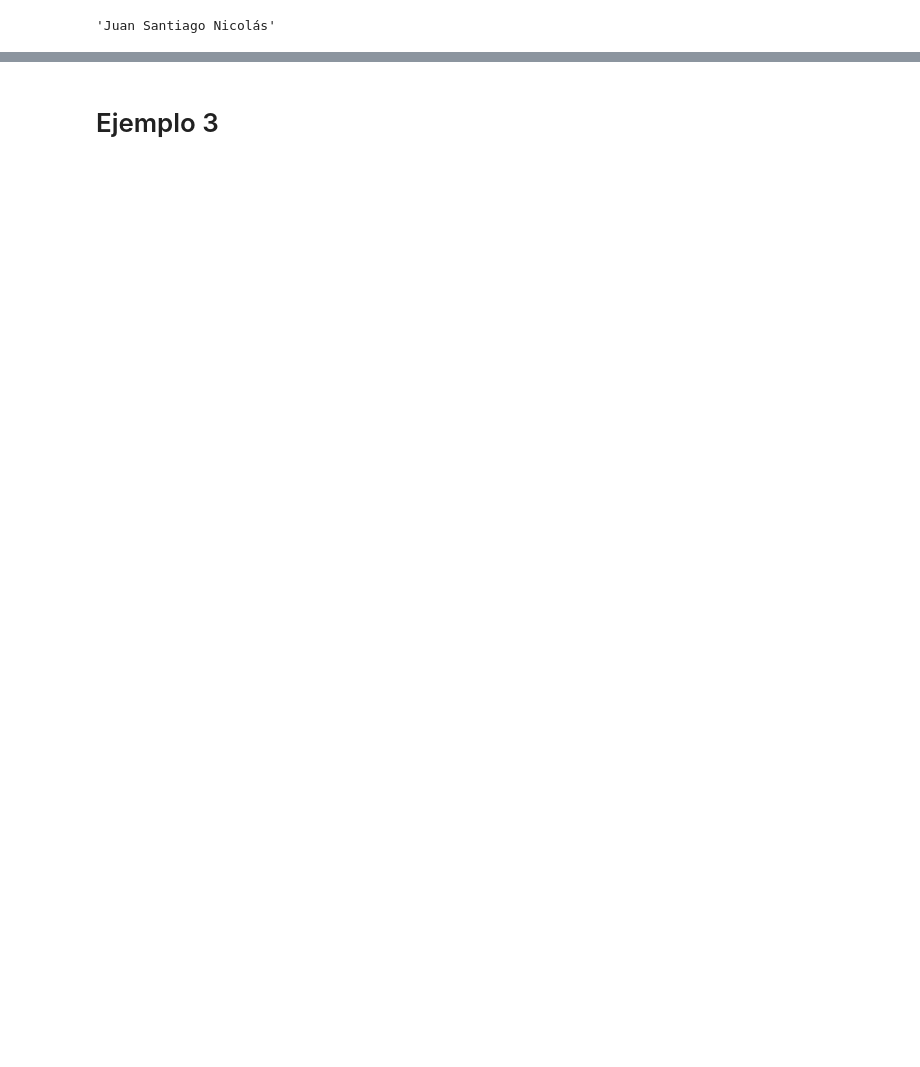
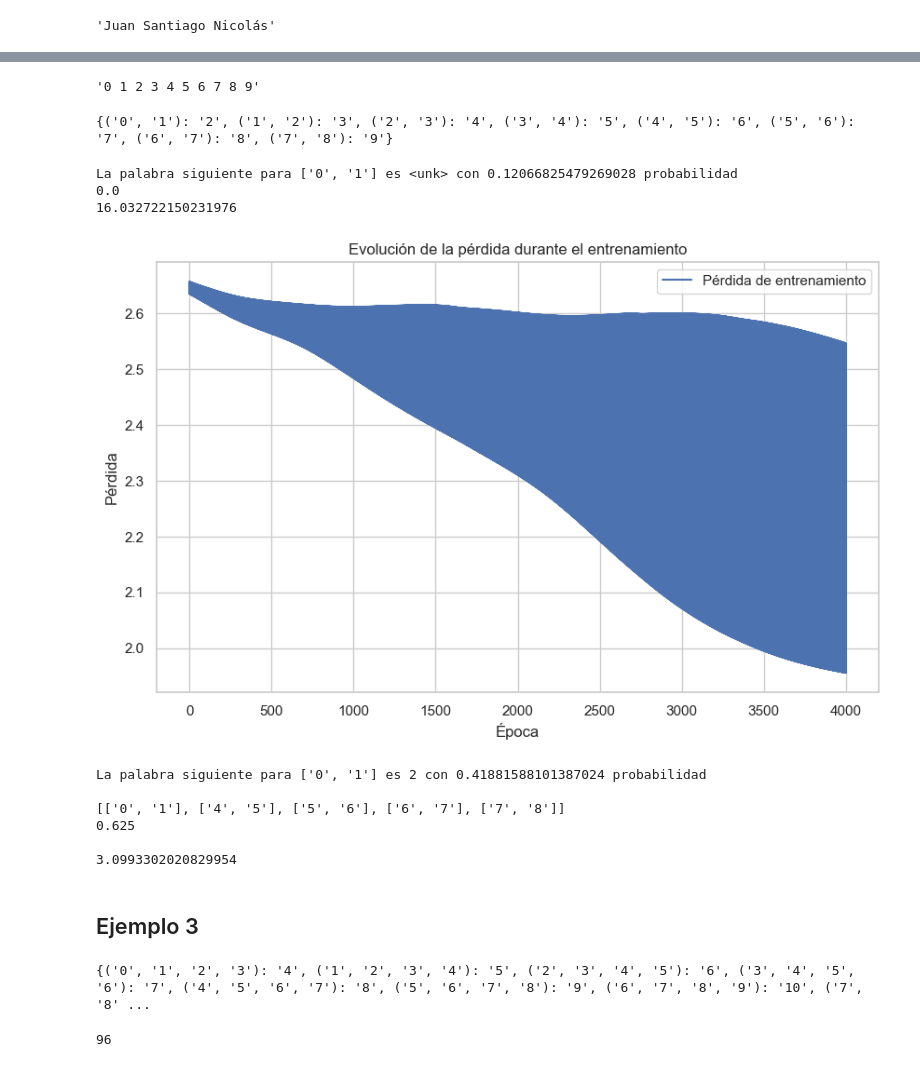
Before and after one commit to EAndrade-Lotero/LMsFrom0, a Jupyter notebook: src/notebooks/tour_ffnlm.ipynb, the cells around one changed output, grey strips where cells are left out. Cells and saved outputs as stored; diff of their text form; code cells hidden in the pictures; blank space fills up the shorter version.

```diff
--- a/src/notebooks/tour_ffnlm.ipynb
+++ b/src/notebooks/tour_ffnlm.ipynb
@@ -93,2 +166,65 @@ texto
+# %%
+texto = ' '.join([str(x) for x in range(10)])
+
+num_embeddings = 4 + len(texto.split(' '))
+num_dim = 1
+embeddigns = torch.nn.Embedding(
+	num_embeddings=num_embeddings,
+	embedding_dim=num_dim
+)
+
+vec = Vectorizer(
+	texto=texto,
+	embeddings=embeddigns
+)
+
+window_length = 2
+hidden_size = 4
+lm = FFNLM(
+	vectorizer=vec,
+	window_length=window_length,
+	hidden_size=hidden_size
+)
+# %%
+texto
+# %% [output]
+'0 1 2 3 4 5 6 7 8 9'
+# %%
+print(crear_valores_correctos(text=texto, n_gramas=window_length))
+# %% [output]
+{('0', '1'): '2', ('1', '2'): '3', ('2', '3'): '4', ('3', '4'): '5', ('4', '5'): '6', ('5', '6'): '7', ('6', '7'): '8', ('7', '8'): '9'}
+# %%
+print(encontrar_maxima_probabilidad(palabras=['0','1'], lm=lm, mostrar_prob=True))
+print(accuracy(text=texto, lm=lm))
+print(lm.perplexity(text=texto))
+# %% [output]
+La palabra siguiente para ['0', '1'] es <unk> con 0.12066825479269028 probabilidad
+0.0
+16.032722150231976
+# %%
+batch_size = 4
+parameters = {
+	"learning_rate":1e-4,
+	"window_length":window_length,
+	"batch_size":batch_size,
+	"num_epochs":2000
+}
+lm.train(
+	texto=texto,
+	parametros=parameters
+)
+# %% [output]
+[figure, added]
+# %%
+print(encontrar_maxima_probabilidad(palabras=['0','1'], lm=lm, mostrar_prob=True), end='\n\n')
+print(accuracy(text=texto, lm=lm, mostrar_correctos=True), end='\n\n')
+print(lm.perplexity(text=texto))
+# %% [output]
+La palabra siguiente para ['0', '1'] es 2 con 0.41881588101387024 probabilidad
+
+[['0', '1'], ['4', '5'], ['5', '6'], ['6', '7'], ['7', '8']]
+0.625
+
+3.0993302020829954
 # %% [markdown]
-# Ejemplo 3
+## Ejemplo 3
@@ -96,0 +253,8 @@ texto = 'Juan Nicolás Edgar Juan Nicolás Daniel Juan Nicolás Santiago'
+# %%
+print(crear_valores_correctos(text=texto, n_gramas=window_length))
+# %% [output]
+{('0', '1', '2', '3'): '4', ('1', '2', '3', '4'): '5', ('2', '3', '4', '5'): '6', ('3', '4', '5', '6'): '7', ('4', '5', '6', '7'): '8', ('5', '6', '7', '8'): '9', ('6', '7', '8', '9'): '10', ('7', '8' ...
+# %%
+print(len(crear_ngramas(text=texto, n_gramas=4)))
+# %% [output]
+96
```
Also changed, not shown: parts of 33 cells of this notebook.
